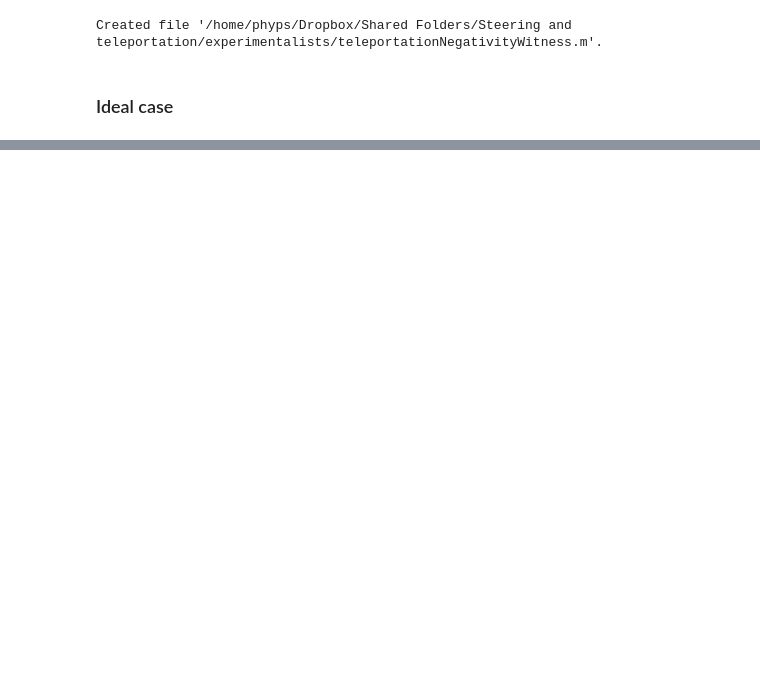
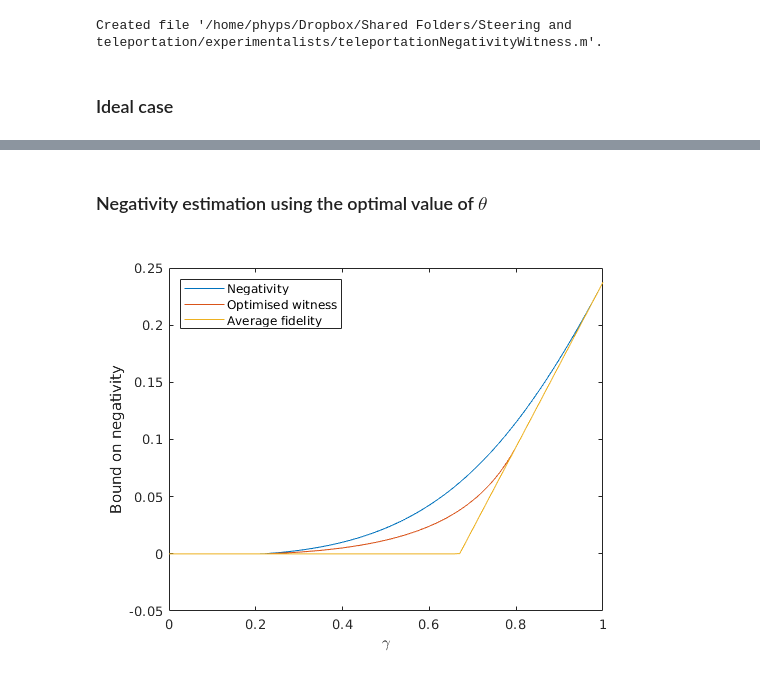
Before and after one commit to paulskrzypczyk/nonclassicalteleportation, a Jupyter notebook: Experimental nonclassical teleportation.ipynb, the cells around one changed output, grey strips where cells are left out. Drawn from its saved outputs; the diff is of its cells as text; code cells hidden in the pictures; blank space fills up the shorter version.

```diff
--- a/Experimental nonclassical teleportation.ipynb
+++ b/Experimental nonclassical teleportation.ipynb
@@ -282,0 +489,2 @@ legend('negativity','full data','optimised witness','average fidelity')
+# %% [markdown]
+### Negativity estimation using the optimal value of $\theta$
@@ -282,0 +581,17 @@ legend('negativity','full data','optimised witness','average fidelity')
+# %%
+Nv = zeros(1,npoints);
+
+for i = 1:npoints
+
+    gamma = gammav(i);
+    rho = rhoexp(v,gamma,delta);
+    Nv(i) = Negativity(rho);
+
+end
+# %%
+plot(gammav,Nv,gammav,TNWOv,gammav,TNWAFv)
+xlabel('$\gamma$','Interpreter','latex')
+ylabel('Bound on negativity')
+legend('Negativity','Optimised witness','Average fidelity','Location','northwest')
+# %% [output]
+[figure, added]
```
Also changed, not shown: parts of 23 cells of this notebook.
